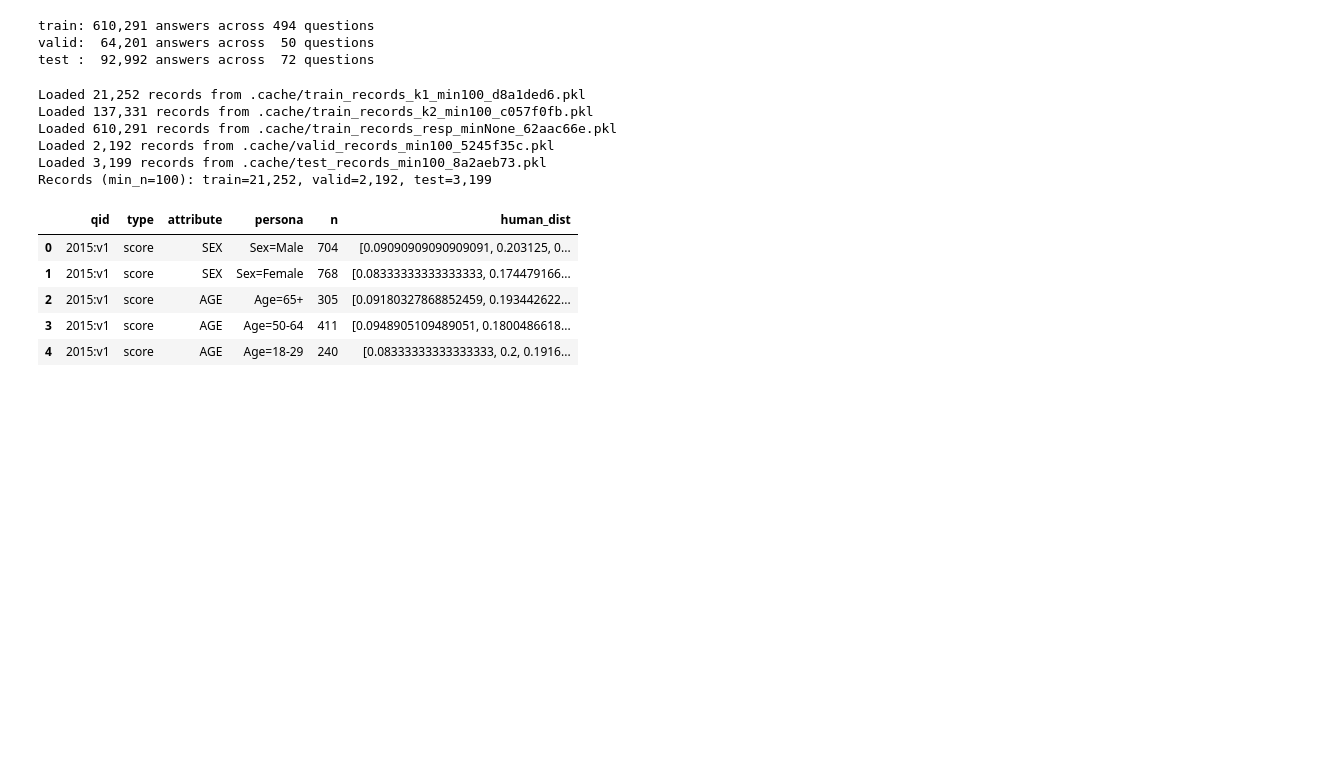
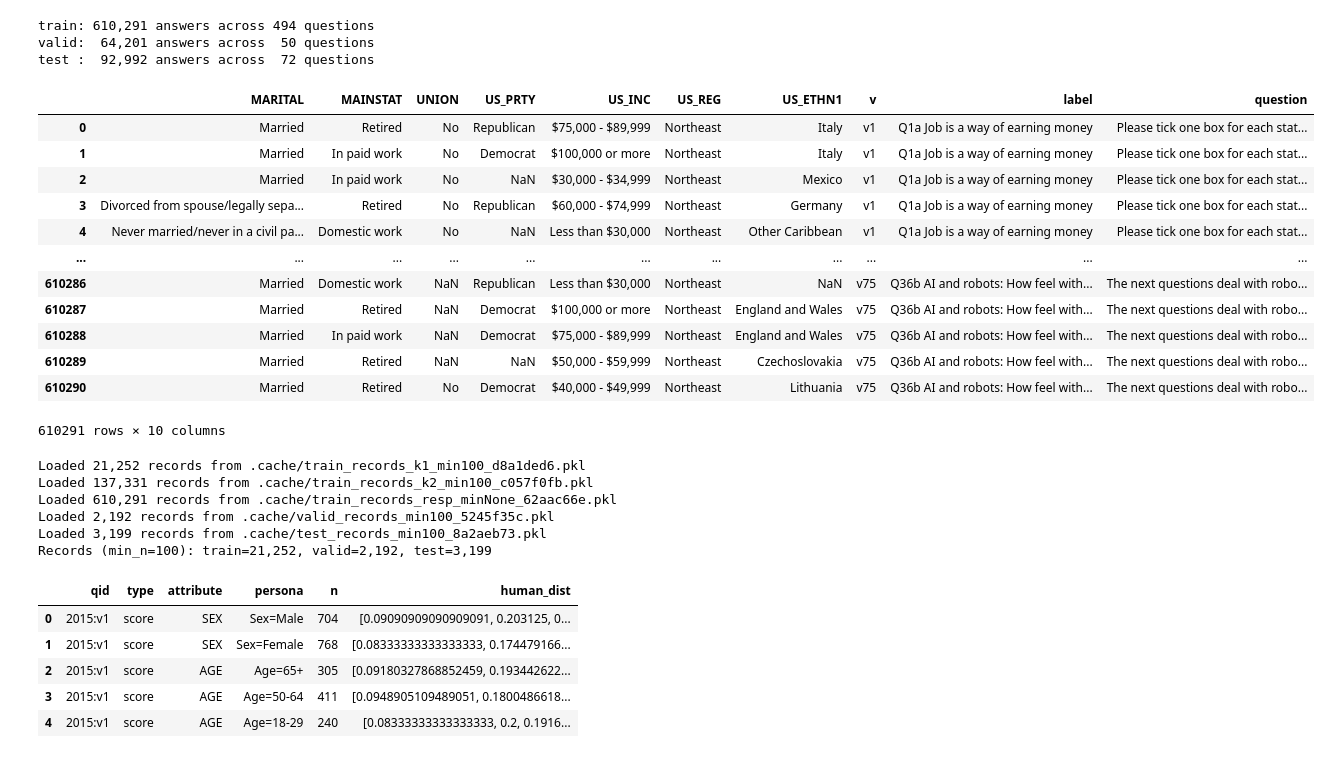
Before and after one commit to davoodwadi/decision-models-finetuning, a Jupyter notebook: code/data-exploration.ipynb, the cells around one changed output. Cells and saved outputs as stored; diff of their text form; code cells hidden in the pictures; blank space fills up the shorter version.

```diff
--- a/code/data-exploration.ipynb
+++ b/code/data-exploration.ipynb
@@ -87,6 +87,23 @@ for name, sdf in (("train", train_df), ("valid", valid_df), ("test", test_df)):
 train: 610,291 answers across 494 questions
 valid:  64,201 answers across  50 questions
 test :  92,992 answers across  72 questions
+# %%
+train_df.columns
+train_df[train_df.columns[10:20]]
+# %% [output]
+|  | MARITAL | MAINSTAT | UNION | US_PRTY | US_INC | US_REG | US_ETHN1 | v | label | question |
+| 0 | Married | Retired | No | Republican | $75,000 - $89,999 | Northeast | Italy | v1 | Q1a Job is a way of earning money | Please tick one box for each stat... |
+| 1 | Married | In paid work | No | Democrat | $100,000 or more | Northeast | Italy | v1 | Q1a Job is a way of earning money | Please tick one box for each stat... |
+| 2 | Married | In paid work | No | NaN | $30,000 - $34,999 | Northeast | Mexico | v1 | Q1a Job is a way of earning money | Please tick one box for each stat... |
+| 3 | Divorced from spouse/legally sepa... | Retired | No | Republican | $60,000 - $74,999 | Northeast | Germany | v1 | Q1a Job is a way of earning money | Please tick one box for each stat... |
+| 4 | Never married/never in a civil pa... | Domestic work | No | NaN | Less than $30,000 | Northeast | Other Caribbean | v1 | Q1a Job is a way of earning money | Please tick one box for each stat... |
+| ... | ... | ... | ... | ... | ... | ... | ... | ... | ... | ... |
+| 610286 | Married | Domestic work | NaN | Republican | Less than $30,000 | Northeast | NaN | v75 | Q36b AI and robots: How feel with... | The next questions deal with robo... |
+| 610287 | Married | Retired | NaN | Democrat | $100,000 or more | Northeast | England and Wales | v75 | Q36b AI and robots: How feel with... | The next questions deal with robo... |
+| 610288 | Married | In paid work | NaN | Democrat | $75,000 - $89,999 | Northeast | England and Wales | v75 | Q36b AI and robots: How feel with... | The next questions deal with robo... |
+| 610289 | Married | Retired | NaN | NaN | $50,000 - $59,999 | Northeast | Czechoslovakia | v75 | Q36b AI and robots: How feel with... | The next questions deal with robo... |
+| 610290 | Married | Retired | No | Democrat | $40,000 - $49,999 | Northeast | Lithuania | v75 | Q36b AI and robots: How feel with... | The next questions deal with robo... |
+610291 rows × 10 columns
 # %%
 def make_record(sub_df, cols):
     if isinstance(sub_df, dict):
```
Also changed, not shown: 31 other files.
